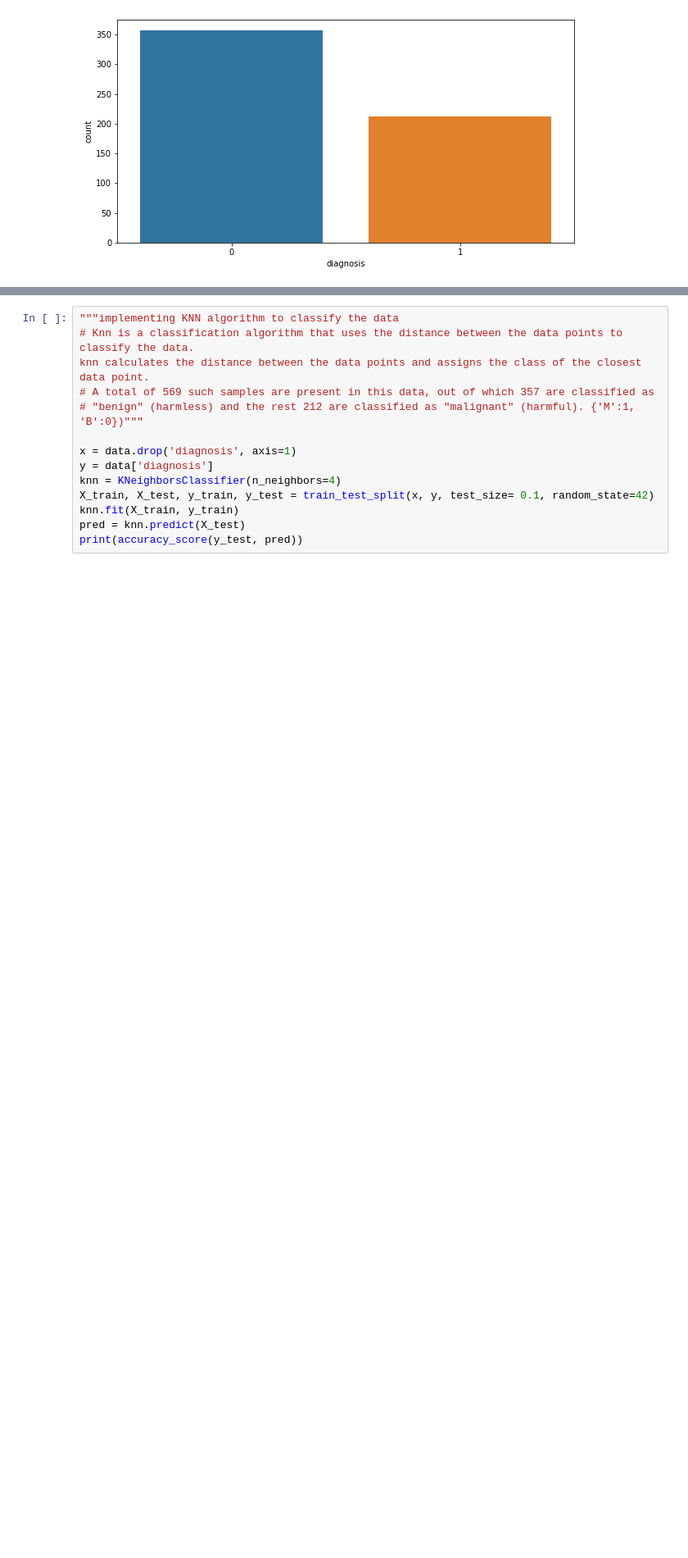
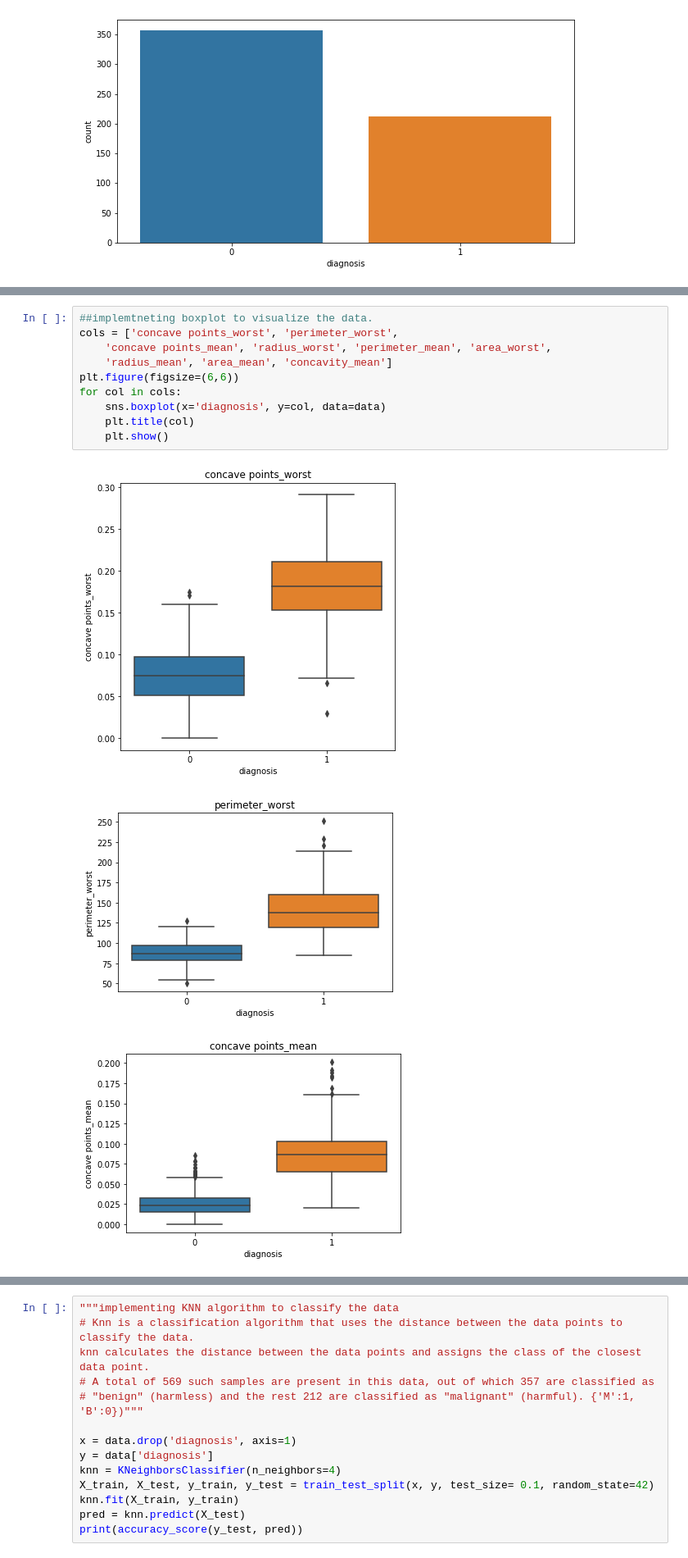
Before and after one commit to colinoy/BreastCancerPrediction, a Jupyter notebook: BreastCancer_EDA.ipynb, the cells around one changed output, grey strips where cells are left out. Shown at 82% size. Drawn from its saved outputs; the diff is of its cells as text; blank space fills up the shorter version.

```diff
--- a/BreastCancer_EDA.ipynb
+++ b/BreastCancer_EDA.ipynb
@@ -171,0 +201,14 @@ sns.heatmap(data_malignant.corr(), annot=True)
+# %%
+##implemtneting boxplot to visualize the data.
+cols = ['concave points_worst', 'perimeter_worst',
+    'concave points_mean', 'radius_worst', 'perimeter_mean', 'area_worst',
+    'radius_mean', 'area_mean', 'concavity_mean']
+plt.figure(figsize=(6,6))
+for col in cols:
+    sns.boxplot(x='diagnosis', y=col, data=data)
+    plt.title(col)
+    plt.show()
+# %% [output]
+[figure, added]
+[figure, added]
+[figure, added]
```
Also changed, not shown: parts of 23 cells of this notebook.
